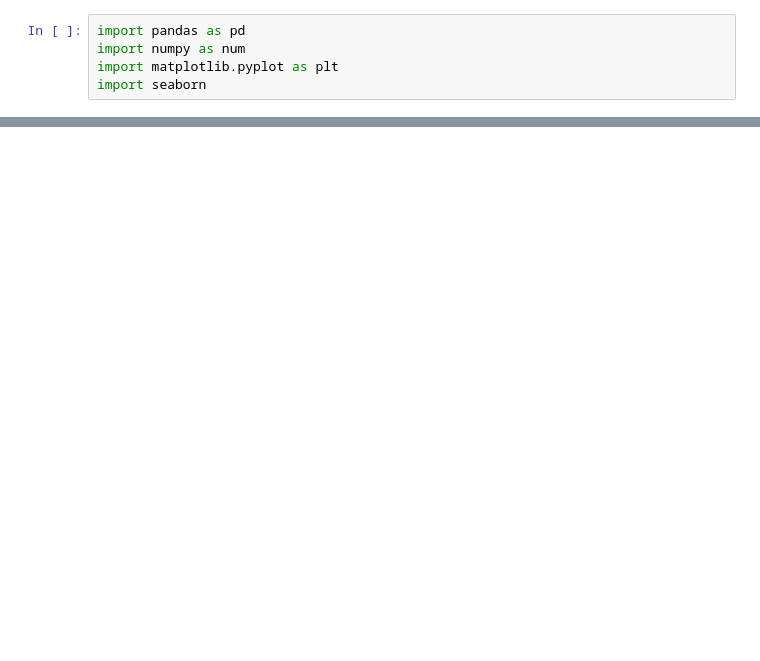
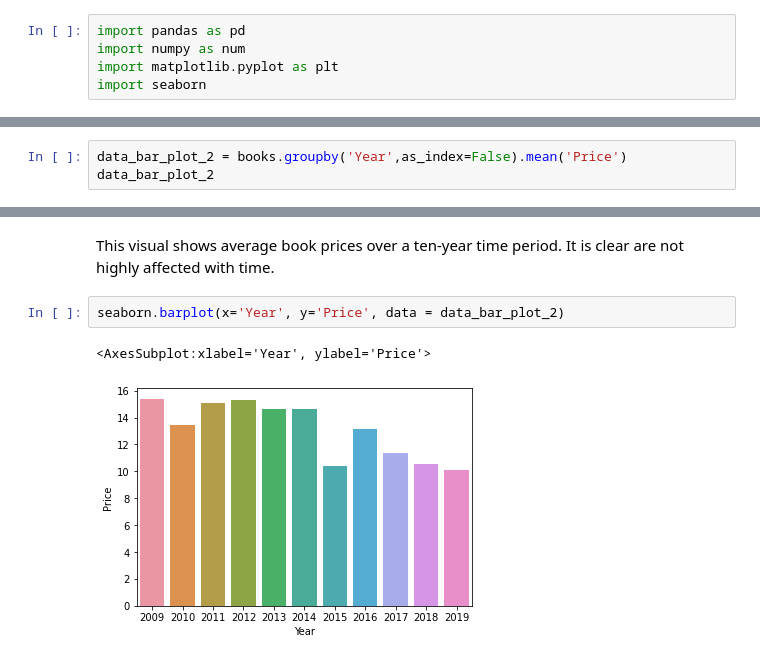
Before and after one commit to Aseel-Z/data-visulization, a Jupyter notebook: viz-a.ipynb, the cells around one changed output, grey strips where cells are left out. Saved outputs shown, nothing was run; the diff lists cells and outputs as text; blank space fills up the shorter version.

```diff
--- a/viz-a.ipynb
+++ b/viz-a.ipynb
@@ -19,0 +33,3 @@ KeyError: ''
+# %%
+data_bar_plot_2 = books.groupby('Year',as_index=False).mean('Price')
+data_bar_plot_2
@@ -19,0 +49,7 @@ KeyError: ''
+# %% [markdown]
+This visual shows average book prices over a ten-year time period. It is clear are not highly affected with time.
+# %%
+seaborn.barplot(x='Year', y='Price', data = data_bar_plot_2)
+# %% [output]
+<AxesSubplot:xlabel='Year', ylabel='Price'>
+[figure, added]
```
Also changed, not shown: parts of 9 cells of this notebook, 1 other file.
